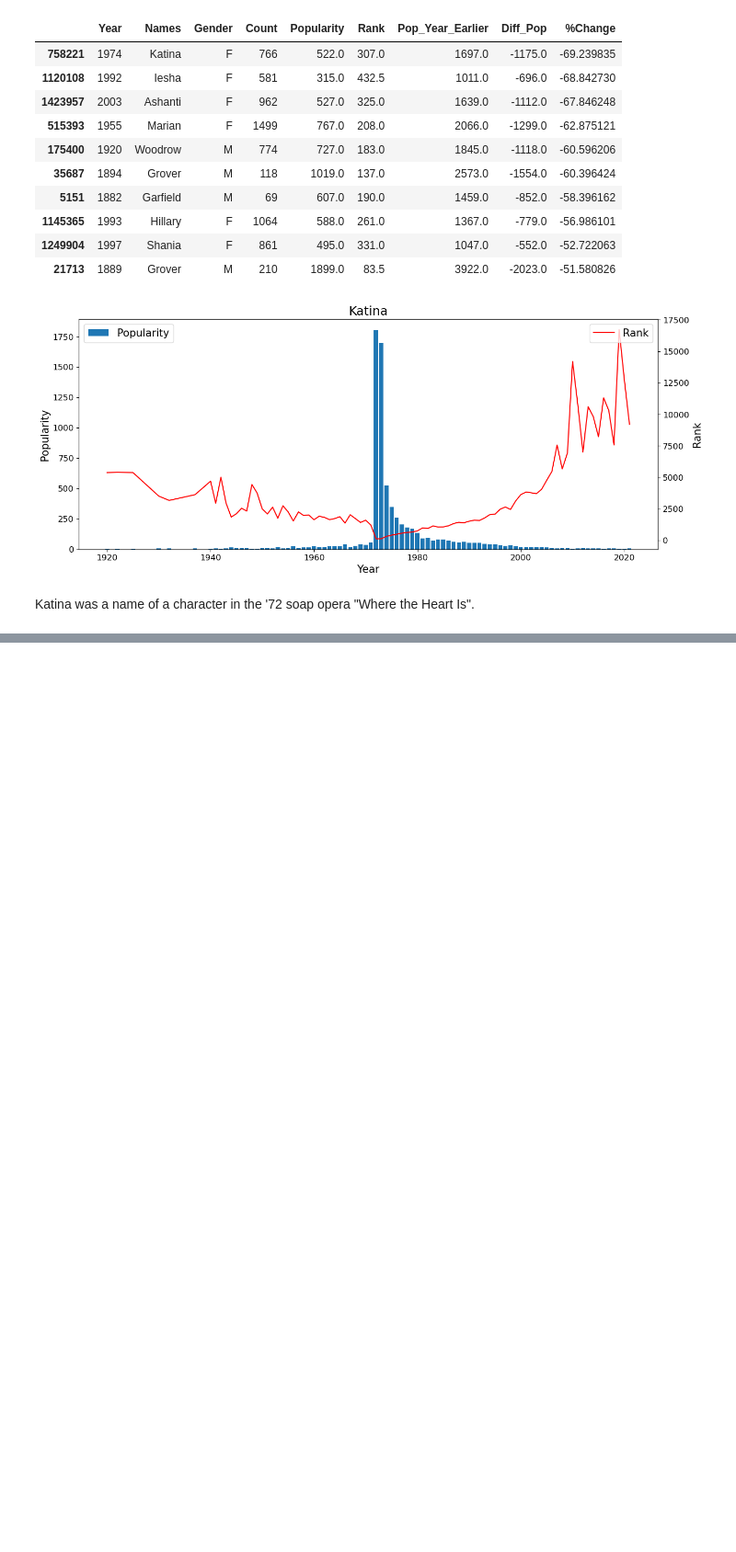
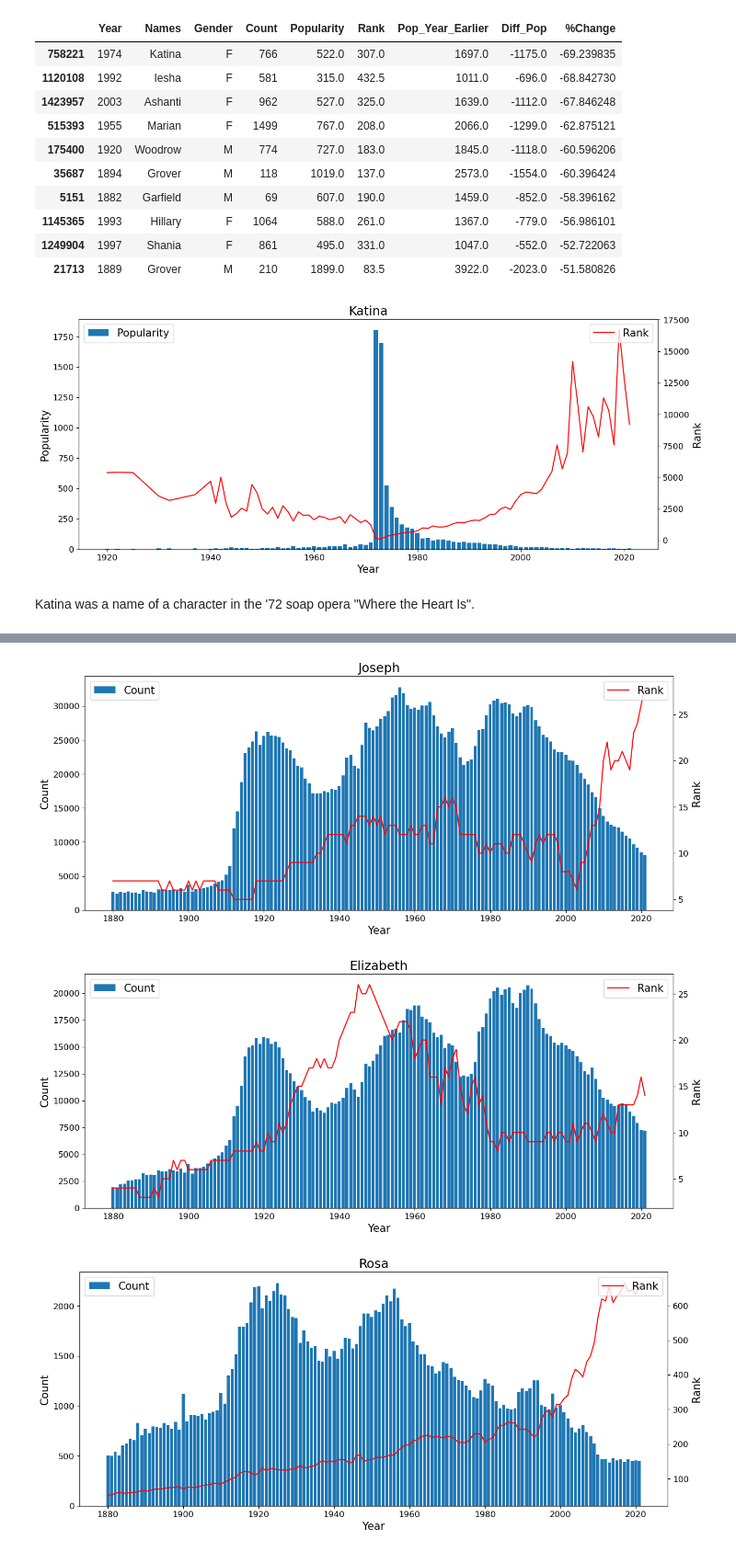
Before and after one commit to RochaErik/X-US-Baby-Names, a Jupyter notebook: EDA.ipynb, the cells around one changed output, grey strips where cells are left out. Shown at 92% size. Saved outputs shown, nothing was run; the diff lists cells and outputs as text; code cells hidden in the pictures; blank space fills up the shorter version.

Commit message:
Evaluation of persistent and temporary names done

```diff
--- a/EDA.ipynb
+++ b/EDA.ipynb
@@ -744,0 +763,2 @@ Katina was a name of a character in the '72 soap opera "Where the Heart Is".
+# %%
+df_agg['Spike_Score'] = round(df_agg.Max_count.div(df_agg.Total).mul(100), 1)
@@ -744,0 +781,5 @@ Katina was a name of a character in the '72 soap opera "Where the Heart Is".
+# %%
+# Most consistent names
+
+Scored_names = df_agg.sort_values('Spike_Score', ascending=True).head()
+Scored_names
@@ -744,0 +793,18 @@ Katina was a name of a character in the '72 soap opera "Where the Heart Is".
+# %%
+# One way of doing it
+
+# consistent_names = Scored_names[['Names', 'Gender']]
+
+# for names in consistent_names.index:
+#     plot_name(consistent_names['Names'][names], consistent_names['Gender'][names], crit='Count')
+
+# Second way
+
+consistent_names = list(zip(Scored_names.Names, Scored_names.Gender))
+
+for names in consistent_names:
+    plot_name(names[0], names[1], crit='Count')
+# %% [output]
+[figure, added]
+[figure, added]
+[figure, added]
```
Also changed, not shown: parts of 13 cells of this notebook.
